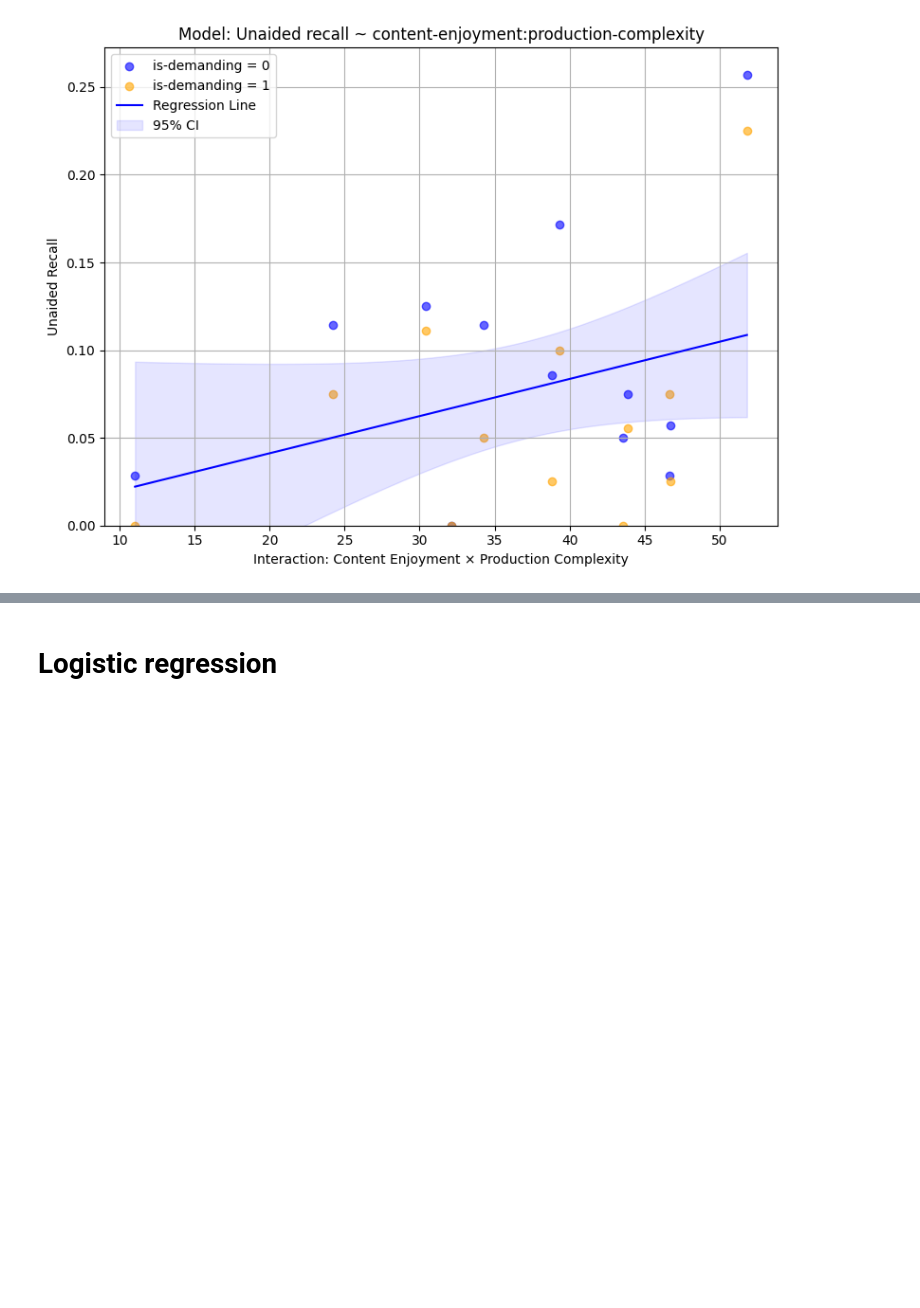
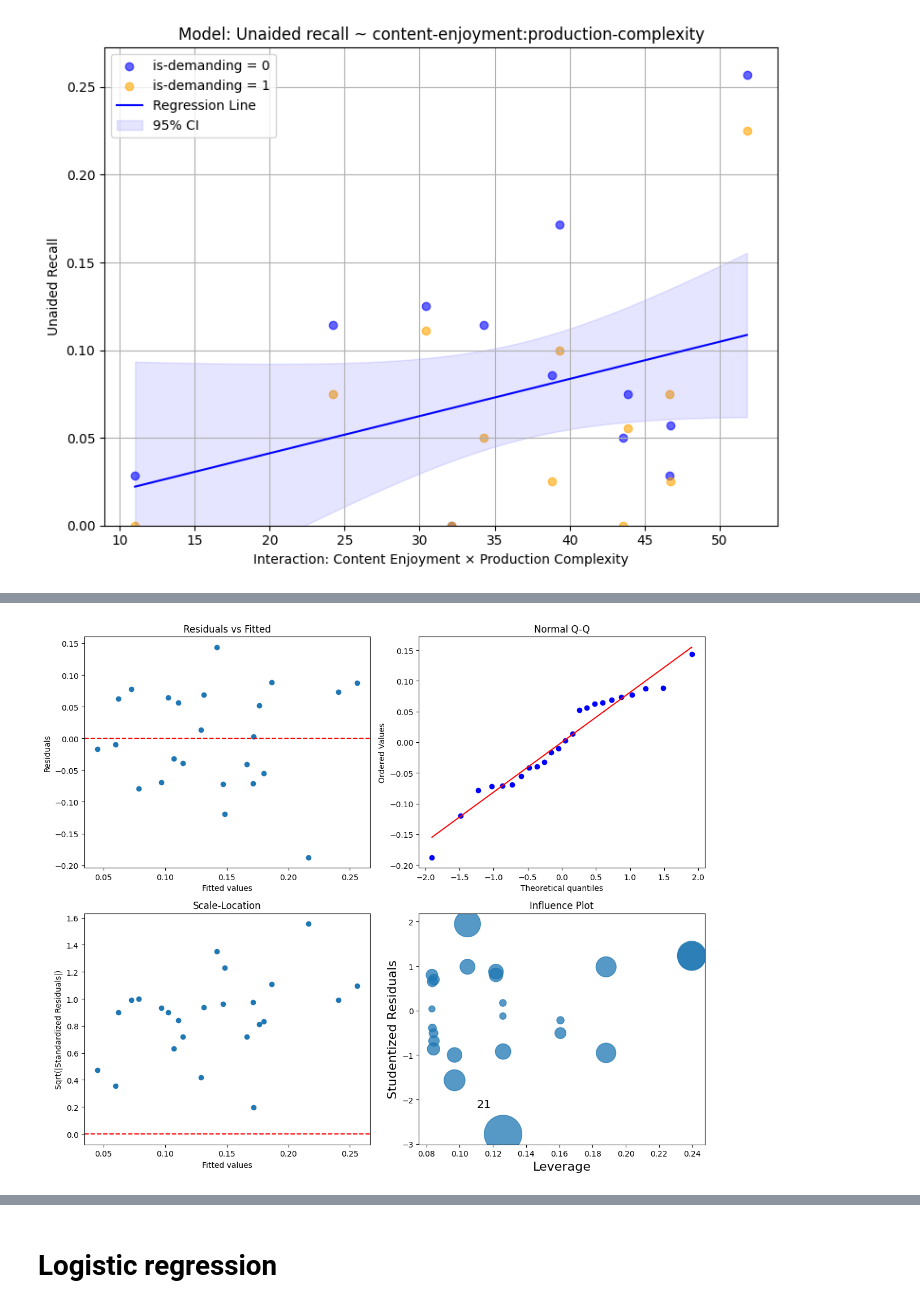
Before and after one commit to mmarcantoinee/audio-aesthetics, a Jupyter notebook: script.ipynb, the cells around one changed output, grey strips where cells are left out. Saved outputs shown, nothing was run; the diff lists cells and outputs as text; code cells hidden in the pictures; blank space fills up the shorter version.

```diff
--- a/script.ipynb
+++ b/script.ipynb
@@ -1184,0 +1377,39 @@ plt.show()
+# %%
+fitted_vals = model.fittedvalues
+residuals = model.resid
+
+# Extract fitted values and residuals
+fitted_vals = model.fittedvalues
+residuals = model.resid
+standardized_residuals = model.get_influence().resid_studentized_internal
+sqrt_abs_resid = np.sqrt(np.abs(standardized_residuals))
+
+# Create 2x2 plot grid
+fig, axs = plt.subplots(2, 2, figsize=(12, 10))
+
+# 1. Residuals vs Fitted
+axs[0, 0].scatter(fitted_vals, residuals)
+axs[0, 0].axhline(0, color='red', linestyle='--')
+axs[0, 0].set_xlabel("Fitted values")
+axs[0, 0].set_ylabel("Residuals")
+axs[0, 0].set_title("Residuals vs Fitted")
+
+# 2. Normal Q-Q
+stats.probplot(residuals, dist="norm", plot=axs[0, 1])
+axs[0, 1].set_title("Normal Q-Q")
+
+# 3. Scale-Location
+axs[1, 0].scatter(fitted_vals, sqrt_abs_resid)
+axs[1, 0].axhline(0, color='red', linestyle='--')
+axs[1, 0].set_xlabel("Fitted values")
+axs[1, 0].set_ylabel("Sqrt(|Standardized Residuals|)")
+axs[1, 0].set_title("Scale-Location")
+
+# 4. Influence Plot (Cook's Distance)
+sm.graphics.influence_plot(model, ax=axs[1, 1], criterion="cooks")
+axs[1, 1].set_title("Influence Plot")
+
+plt.tight_layout()
+plt.show()
+# %% [output]
+[figure, added]
```
Also changed, not shown: parts of 27 cells of this notebook, 6 other files.
